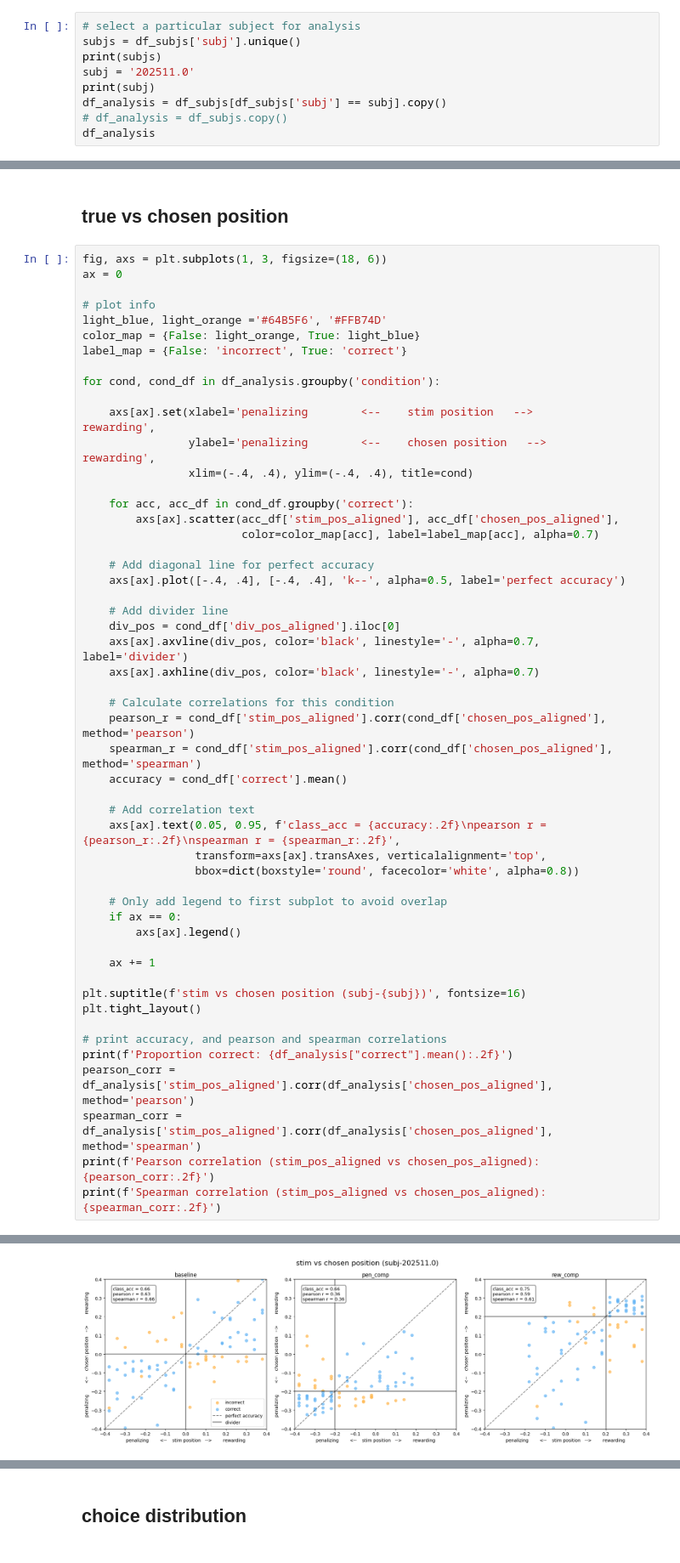
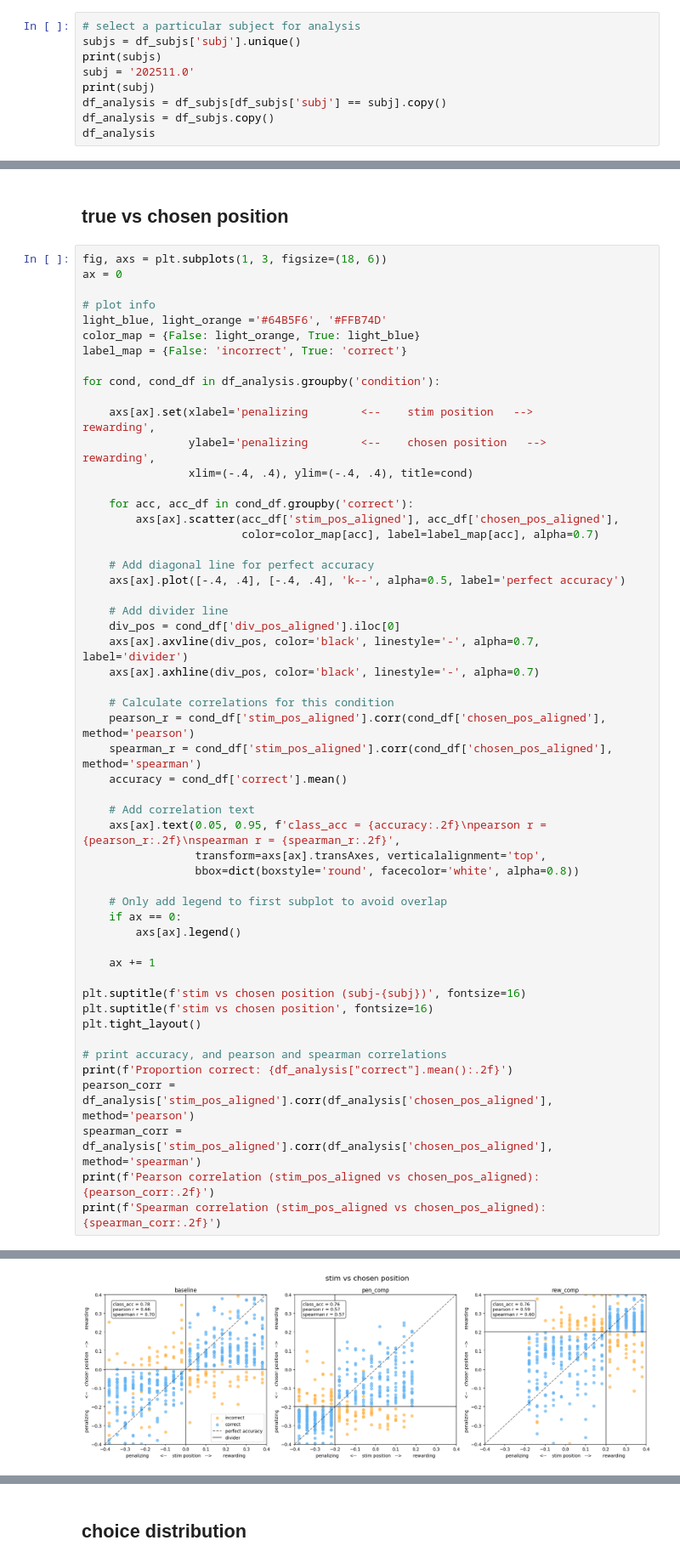
Before and after one commit to siyer7/asymmetry_design, a Jupyter notebook: code/beh_analyses.ipynb, the cells around one changed output, grey strips where cells are left out. Shown at 85% size. Drawn from its saved outputs; the diff is of its cells as text.

```diff
--- a/code/beh_analyses.ipynb
+++ b/code/beh_analyses.ipynb
@@ -181,7 +180,7 @@ print(subjs)
 subj = '202511.0'
 print(subj)
 df_analysis = df_subjs[df_subjs['subj'] == subj].copy()
-# df_analysis = df_subjs.copy()
+df_analysis = df_subjs.copy()
 df_analysis
 # %% [output]
 ['202509.0' '202511.0' 'tori' 'amisha' 'adam' 'erfan']
@@ -310,6 +309,7 @@ for cond, cond_df in df_analysis.groupby('condition'):
     ax += 1
 
 plt.suptitle(f'stim vs chosen position (subj-{subj})', fontsize=16)
+plt.suptitle(f'stim vs chosen position', fontsize=16)
 plt.tight_layout()
 
 # print accuracy, and pearson and spearman correlations
@@ -325 +325 @@ Spearman correlation (stim_pos_aligned vs chosen_pos_aligned): 0.69
-[figure, old version]
+[figure, new version]
```
Also changed, not shown: parts of 15 cells of this notebook, 1 other file.
